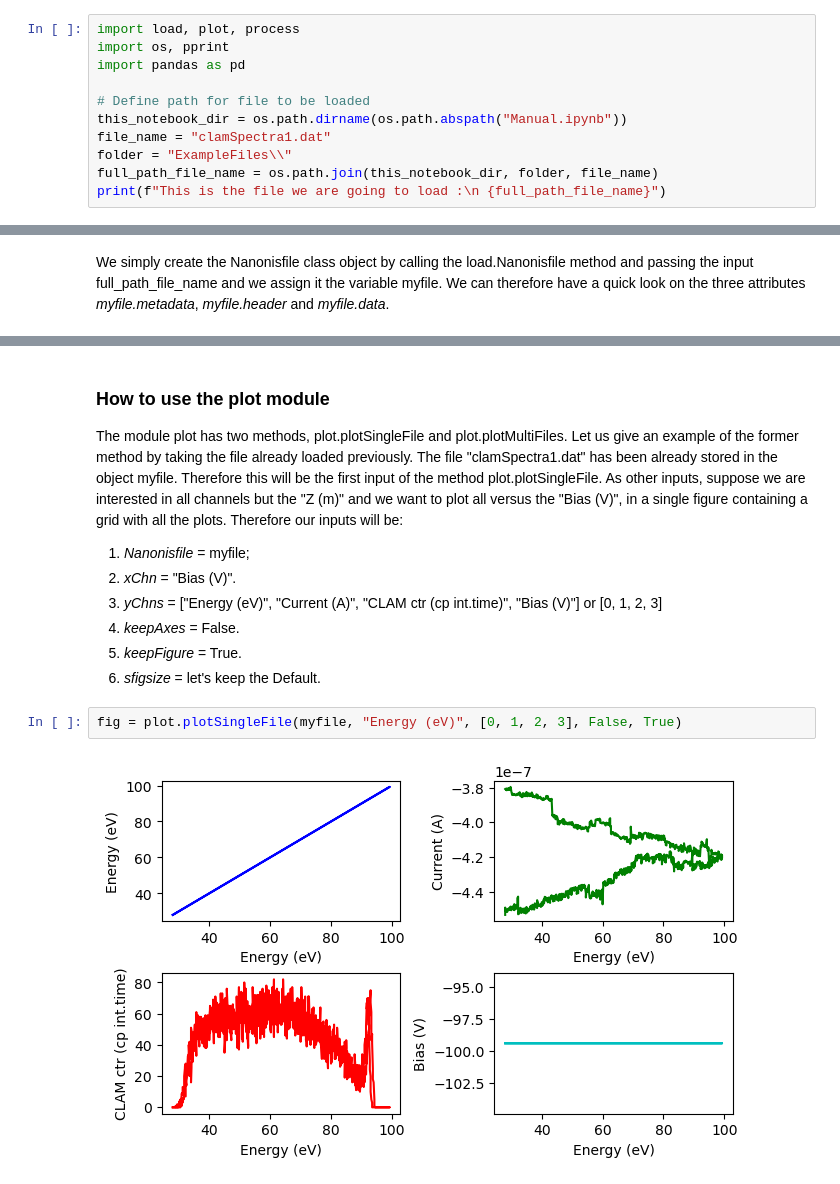
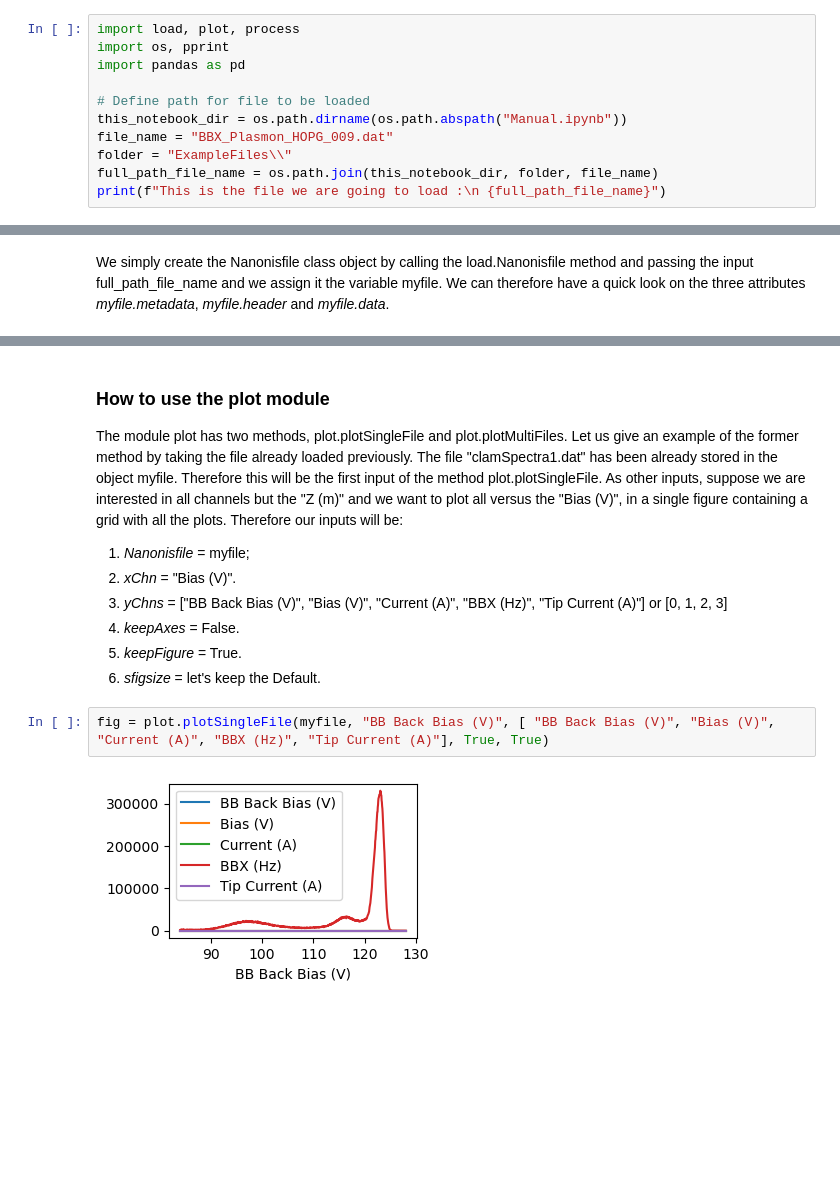
Before and after one commit to garghi2000/PythonNanolib, a Jupyter notebook: Manual.ipynb, the cells around one changed output, grey strips where cells are left out. Drawn from its saved outputs; the diff is of its cells as text; blank space fills up the shorter version.

```diff
--- a/Manual.ipynb
+++ b/Manual.ipynb
@@ -61,7 +65,7 @@ import pandas as pd
 
 # Define path for file to be loaded
 this_notebook_dir = os.path.dirname(os.path.abspath("Manual.ipynb"))
-file_name = "clamSpectra1.dat"
+file_name = "BBX_Plasmon_HOPG_009.dat"
 folder = "ExampleFiles\\"
 full_path_file_name = os.path.join(this_notebook_dir, folder, file_name)
 print(f"This is the file we are going to load :\n {full_path_file_name}")
@@ -110,11 +114,11 @@ The module plot has two methods, plot.plotSingleFile and plot.plotMultiFiles. Le
 Therefore our inputs will be:
 1. _Nanonisfile_ = myfile;
 2. _xChn_ = "Bias (V)".
-3. _yChns_ = ["Energy (eV)", "Current (A)", "CLAM ctr (cp int.time)", "Bias (V)"] or [0, 1, 2, 3]
+3. _yChns_ = ["BB Back Bias (V)", "Bias (V)", "Current (A)", "BBX (Hz)", "Tip Current (A)"] or [0, 1, 2, 3]
 4. _keepAxes_ = False.
 5. _keepFigure_ = True.
 6. _sfigsize_ = let's keep the Default.
-# %%
-fig = plot.plotSingleFile(myfile, "Energy (eV)", [0, 1, 2, 3], False, True)
-# %% [output]
-[figure, removed]
+# %%
+fig = plot.plotSingleFile(myfile, "BB Back Bias (V)", [ "BB Back Bias (V)", "Bias (V)", "Current (A)", "BBX (Hz)", "Tip Current (A)"], True, True)
+# %% [output]
+[figure, added]
```
Also changed, not shown: parts of 8 cells of this notebook, 17 other files.
